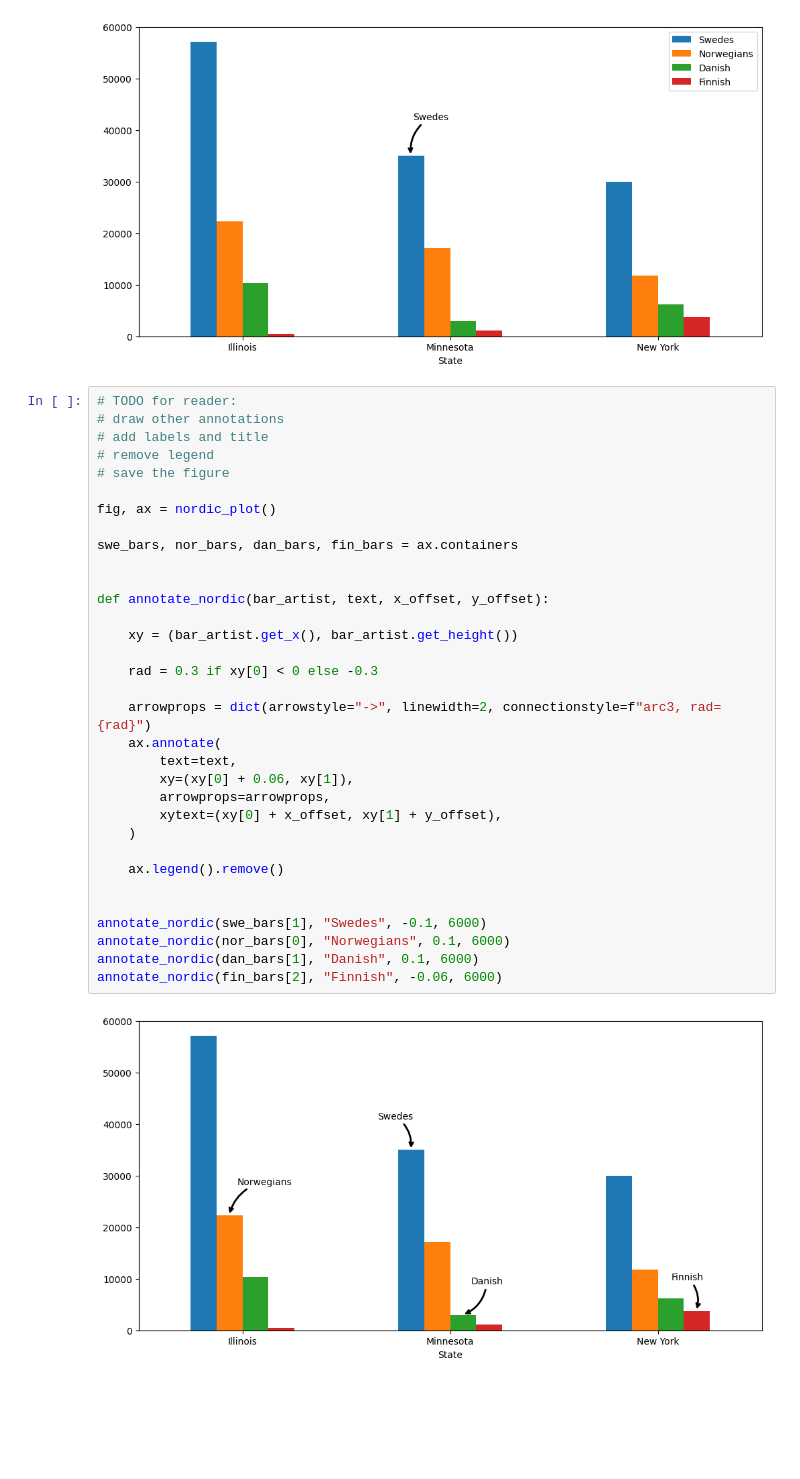
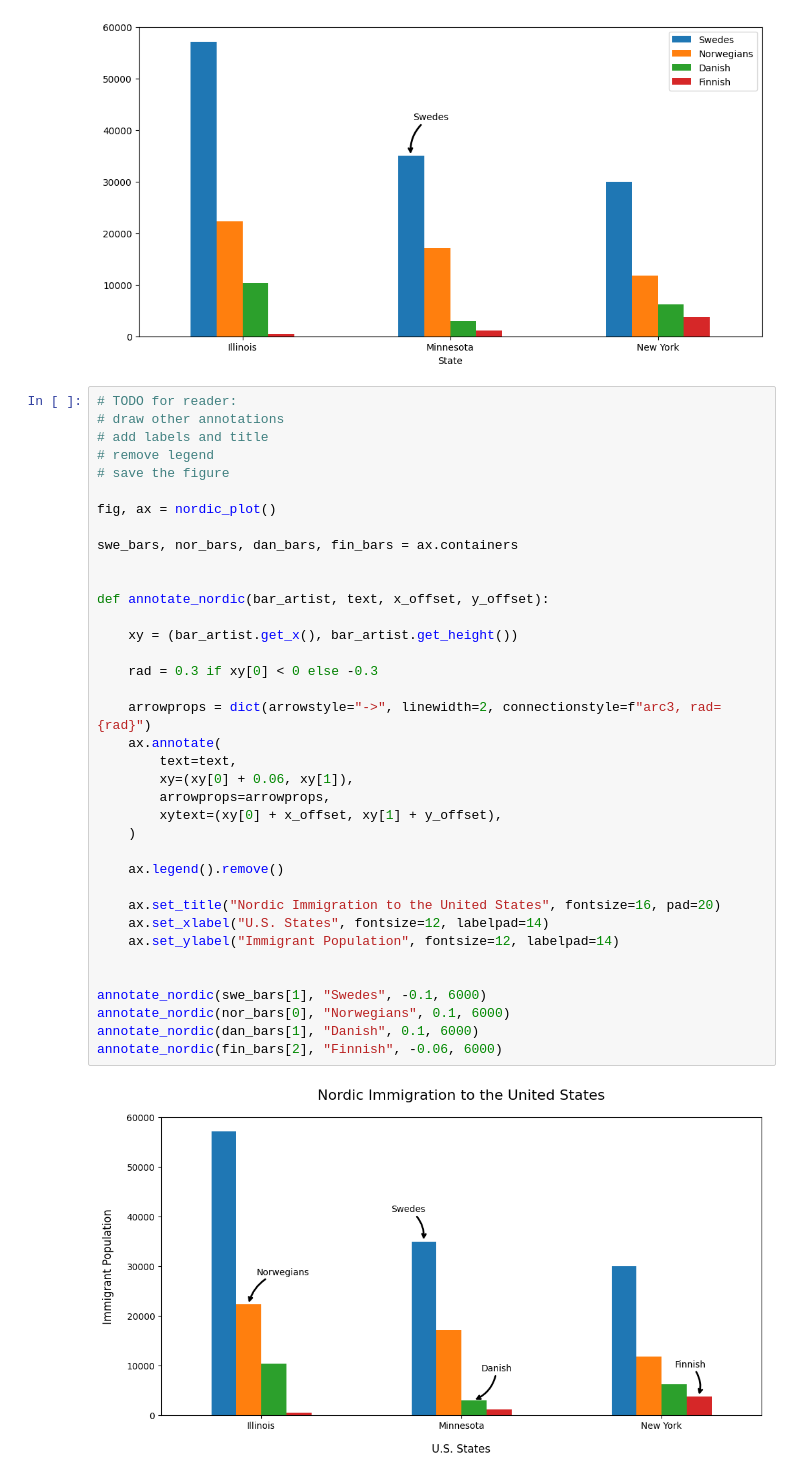
Before and after one commit to 0marsm0/datavisualisation-Alisher-Yuldashev-DE24, a Jupyter notebook: code_alongs/03_matplotlib_annotations/matplotlib_annotations.ipynb, the cells around one changed output. Saved outputs shown, nothing was run; the diff lists cells and outputs as text; blank space fills up the shorter version.

Commit message:
save image, add title, lables

```diff
--- a/code_alongs/03_matplotlib_annotations/matplotlib_annotations.ipynb
+++ b/code_alongs/03_matplotlib_annotations/matplotlib_annotations.ipynb
@@ -177,31 +177,35 @@ Text(0.82, 42000, 'Swedes')
 # remove legend
 # save the figure
 
 fig, ax = nordic_plot()
 
 swe_bars, nor_bars, dan_bars, fin_bars = ax.containers
 
 
 def annotate_nordic(bar_artist, text, x_offset, y_offset):
 
     xy = (bar_artist.get_x(), bar_artist.get_height())
 
     rad = 0.3 if xy[0] < 0 else -0.3
 
     arrowprops = dict(arrowstyle="->", linewidth=2, connectionstyle=f"arc3, rad={rad}")
     ax.annotate(
         text=text,
         xy=(xy[0] + 0.06, xy[1]),
         arrowprops=arrowprops,
         xytext=(xy[0] + x_offset, xy[1] + y_offset),
     )
 
     ax.legend().remove()
 
+    ax.set_title("Nordic Immigration to the United States", fontsize=16, pad=20)
+    ax.set_xlabel("U.S. States", fontsize=12, labelpad=14)
+    ax.set_ylabel("Immigrant Population", fontsize=12, labelpad=14)
+
 
 annotate_nordic(swe_bars[1], "Swedes", -0.1, 6000)
 annotate_nordic(nor_bars[0], "Norwegians", 0.1, 6000)
 annotate_nordic(dan_bars[1], "Danish", 0.1, 6000)
 annotate_nordic(fin_bars[2], "Finnish", -0.06, 6000)
 # %% [output]
-[figure, old version]
+[figure, new version]
```
Also changed, not shown: parts of 1 cell of this notebook, 1 other file.
